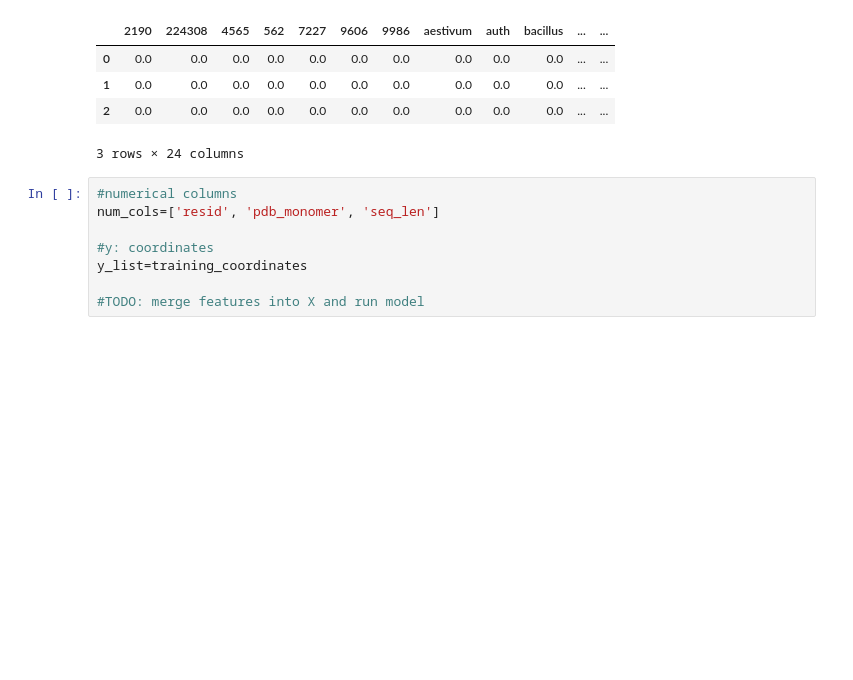
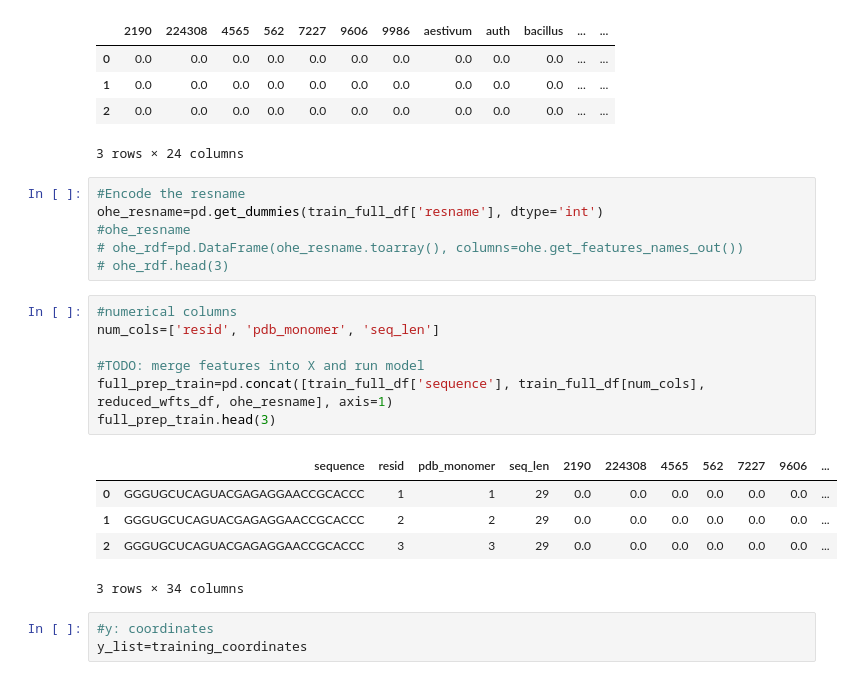
Before and after one commit to achen004/Stanford-RNA-3D-Folding-Structure-Prediction, a Jupyter notebook: rna-sequence-modeling.ipynb, the cells around one changed output. Drawn from its saved outputs; the diff is of its cells as text; blank space fills up the shorter version.

Commit message:
fully prepped training data

```diff
--- a/rna-sequence-modeling.ipynb
+++ b/rna-sequence-modeling.ipynb
@@ -199,11 +199,25 @@ reduced_wfts_df.head(3)
 | 1 | 0.0 | 0.0 | 0.0 | 0.0 | 0.0 | 0.0 | 0.0 | 0.0 | 0.0 | 0.0 | ... | ... |
 | 2 | 0.0 | 0.0 | 0.0 | 0.0 | 0.0 | 0.0 | 0.0 | 0.0 | 0.0 | 0.0 | ... | ... |
 3 rows × 24 columns
+# %%
+#Encode the resname
+ohe_resname=pd.get_dummies(train_full_df['resname'], dtype='int')
+#ohe_resname
+# ohe_rdf=pd.DataFrame(ohe_resname.toarray(), columns=ohe.get_features_names_out())
+# ohe_rdf.head(3)
 # %%
 #numerical columns
 num_cols=['resid', 'pdb_monomer', 'seq_len']
 
-#y: coordinates
-y_list=training_coordinates
-
 #TODO: merge features into X and run model
+full_prep_train=pd.concat([train_full_df['sequence'], train_full_df[num_cols], reduced_wfts_df, ohe_resname], axis=1)
+full_prep_train.head(3)
+# %% [output]
+|  | sequence | resid | pdb_monomer | seq_len | 2190 | 224308 | 4565 | 562 | 7227 | 9606 | ... |
+| 0 | GGGUGCUCAGUACGAGAGGAACCGCACCC | 1 | 1 | 29 | 0.0 | 0.0 | 0.0 | 0.0 | 0.0 | 0.0 | ... |
+| 1 | GGGUGCUCAGUACGAGAGGAACCGCACCC | 2 | 2 | 29 | 0.0 | 0.0 | 0.0 | 0.0 | 0.0 | 0.0 | ... |
+| 2 | GGGUGCUCAGUACGAGAGGAACCGCACCC | 3 | 3 | 29 | 0.0 | 0.0 | 0.0 | 0.0 | 0.0 | 0.0 | ... |
+3 rows × 34 columns
+# %%
+#y: coordinates
+y_list=training_coordinates
```
Also changed, not shown: parts of 1 cell of this notebook.
